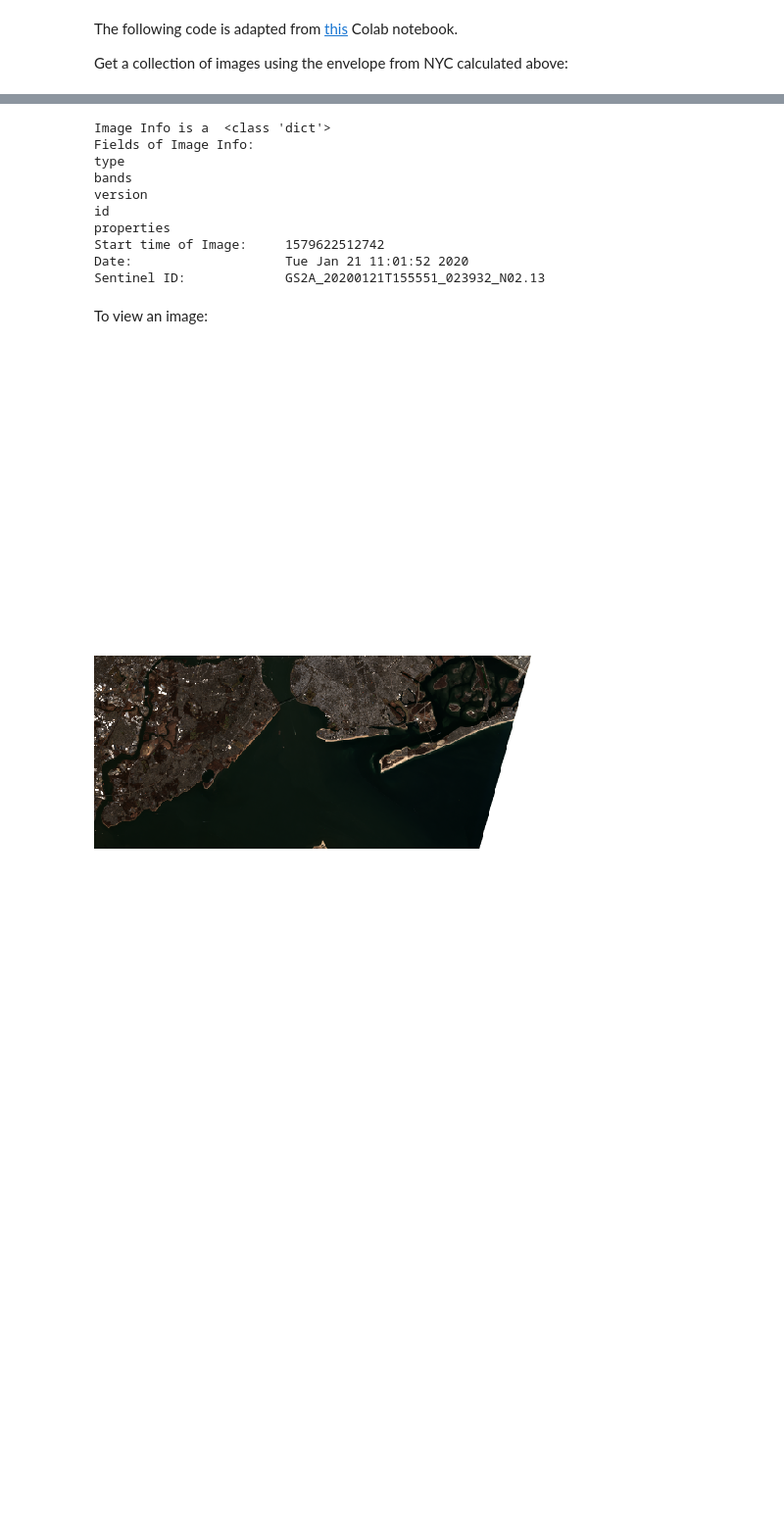
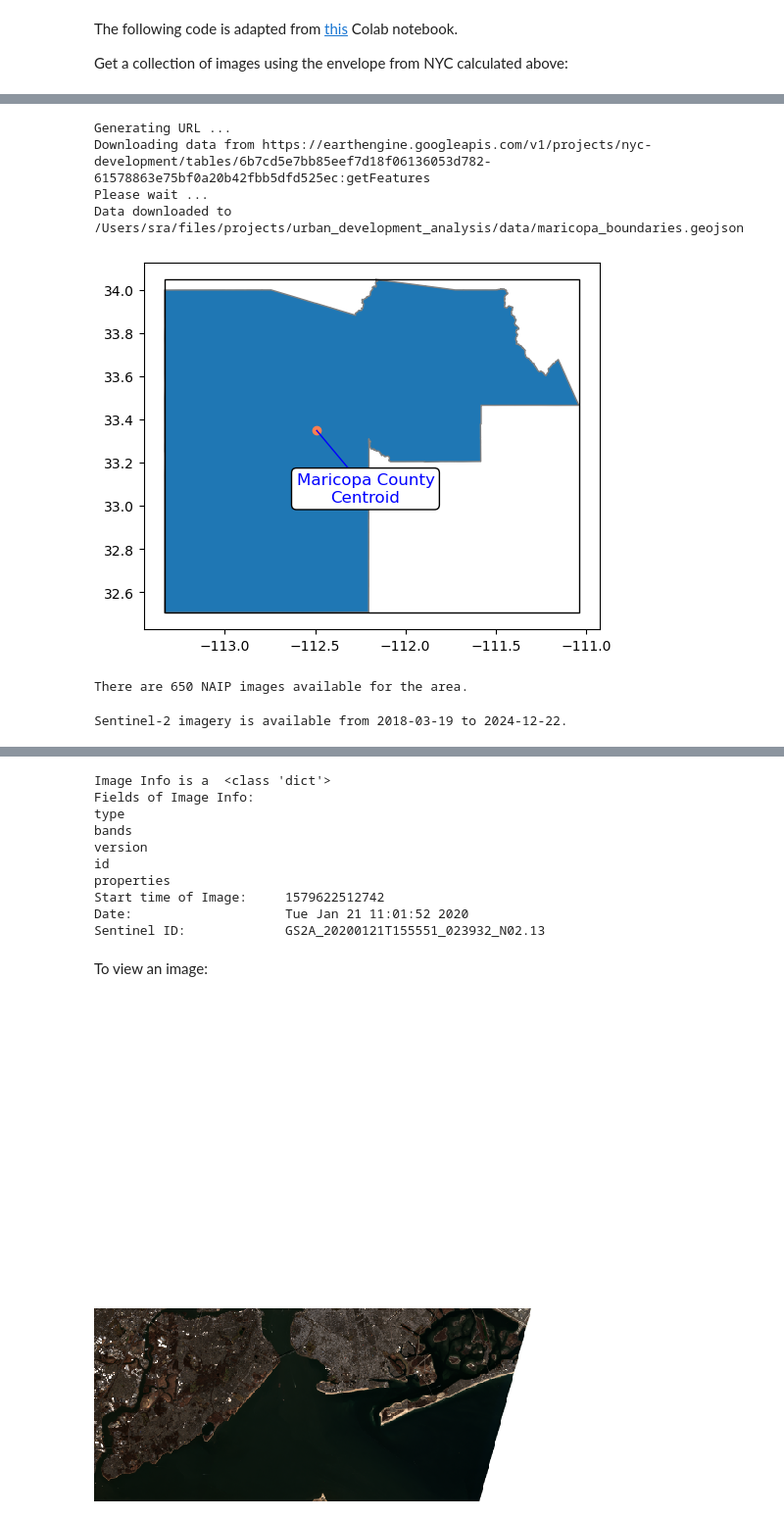
Before and after one commit to sralter/urban_development_analysis, a Jupyter notebook: gee_data.ipynb, the cells around one changed output, grey strips where cells are left out. Shown at 98% size. Drawn from its saved outputs; the diff is of its cells as text; code cells hidden in the pictures; blank space fills up the shorter version.

```diff
--- a/gee_data.ipynb
+++ b/gee_data.ipynb
@@ -97,2 +127,46 @@ Get a collection of images using the envelope from NYC calculated above:
+# %%
+# save the geometry
+geemap.ee_export_vector(az, filename='data/maricopa_boundaries.geojson')
+
+maricopa_shape = gpd.read_file('data/maricopa_boundaries.geojson')
+maricopa_merge = maricopa_shape.unary_union
+maricopa_centroid = maricopa_merge.centroid
+maricopa_envelope = maricopa_merge.envelope
+maricopa_merge_gdf = gpd.GeoDataFrame([{'geometry': maricopa_merge}],
+                                      crs=maricopa_shape.crs)
+maricopa_centroid_gdf = gpd.GeoDataFrame([{'geometry': maricopa_centroid}],
+                                         crs=maricopa_shape.crs)
+maricopa_envelope_gdf = gpd.GeoDataFrame([{'geometry': maricopa_merge.envelope}],
+                                    crs=maricopa_shape.crs)
+
+fig, ax = plt.subplots(1,1, figsize=(6,6))
+maricopa_shape.plot(ax=ax)
+maricopa_centroid_gdf.plot(ax=ax, color='coral') #, label='Centroid of Maricopa County, AZ')
+maricopa_shape.plot(ax=ax, edgecolor='grey', facecolor='none') #, label='Maricopa County')
+# for idx, row in maricopa_shape.iterrows():
+#     centroid = row['geometry'].centroid
+#     ax.text(centroid.x, centroid.y, row['NAMELSAD'],
+#             fontsize=10, ha='center', color='black')
+# maricopa_envelope_gdf.plot(ax=ax, edgecolor='black', facecolor='none')
+
+label_x = maricopa_centroid.x + 0.27  # move east
+label_y = maricopa_centroid.y - 0.27  # move north
+ax.text(label_x, label_y, 'Maricopa County\nCentroid',
+        fontsize=12, color='blue', ha='center', va='center',
+        bbox=dict(facecolor='white', edgecolor='black', boxstyle='round,pad=0.3')) # white background
+# add a line connecting the centroid to the label
+ax.plot([maricopa_centroid.x, label_x],
+        [maricopa_centroid.y, label_y], color='blue', linestyle='-', linewidth=1)
+
+# plt.legend()
+# plt.title('Centroid of Maricopa County')
+# plt.axis('off')
+plt.show()
+# %% [output]
+Generating URL ...
+Downloading data from https://earthengine.googleapis.com/v1/projects/nyc-development/tables/6b7cd5e7bb85eef7d18f06136053d782-61578863e75bf0a20b42fbb5dfd525ec:getFeatures
+Please wait ...
+Data downloaded to /Users/sra/files/projects/urban_development_analysis/data/maricopa_boundaries.geojson
+[figure, added]
 # %%
 # convert envelope to GeoJSON
@@ -108,2 +183,22 @@ nyc_collection = (
     .filter(ee.Filter.lte("CLOUDY_PIXEL_PERCENTAGE", 5))
 )
+# %%
+num_images = nyc_collection.size().getInfo()
+if num_images > 0:
+    print(f"There are {num_images} NAIP images available for the area.")
+else:
+    print("No NAIP imagery is available for the defined area.")
+# %% [output]
+There are 650 NAIP images available for the area.
+# %%
+# get the date range of the collection
+time_range = nyc_collection.reduceColumns(
+    ee.Reducer.minMax(), ["system:time_start"]
+).getInfo()
+
+start_date = ee.Date(time_range['min']).format("YYYY-MM-dd").getInfo()
+end_date = ee.Date(time_range['max']).format("YYYY-MM-dd").getInfo()
+
+print(f"Sentinel-2 imagery is available from {start_date} to {end_date}.")
+# %% [output]
+Sentinel-2 imagery is available from 2018-03-19 to 2024-12-22.
```
Also changed, not shown: parts of 6 cells of this notebook, 1 other file.
